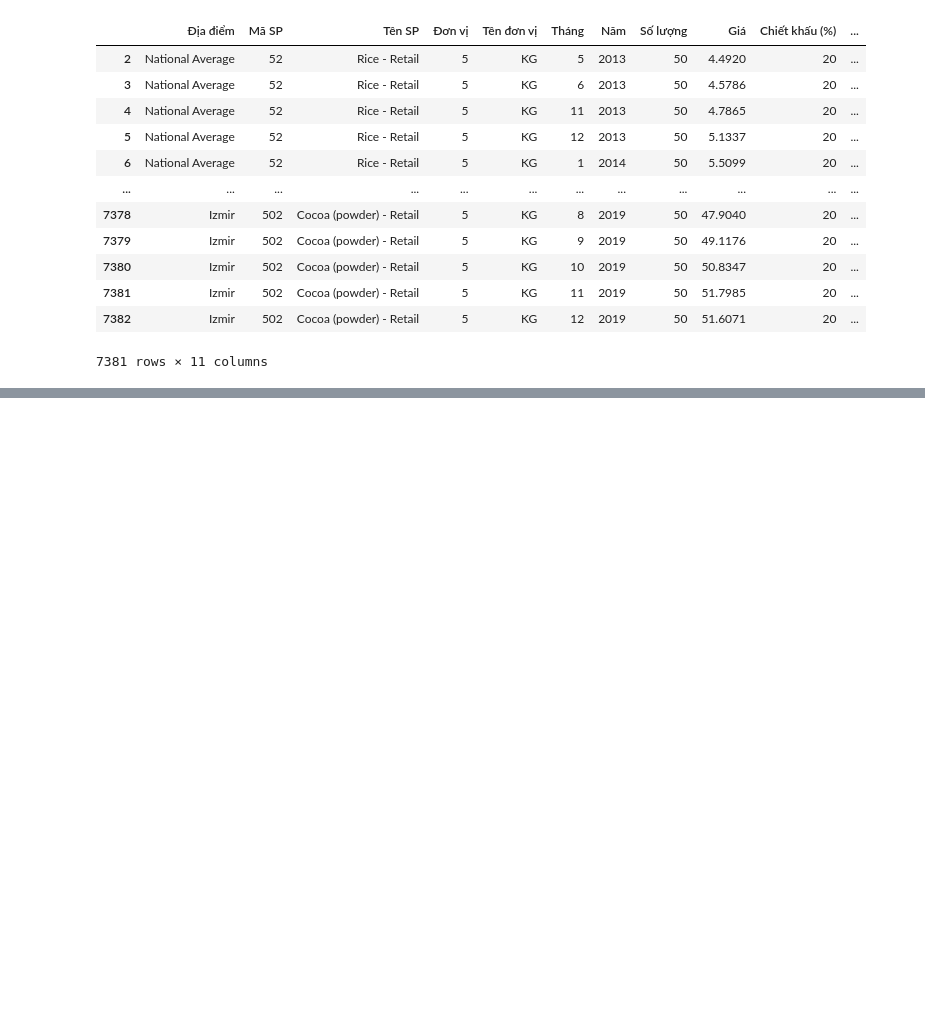
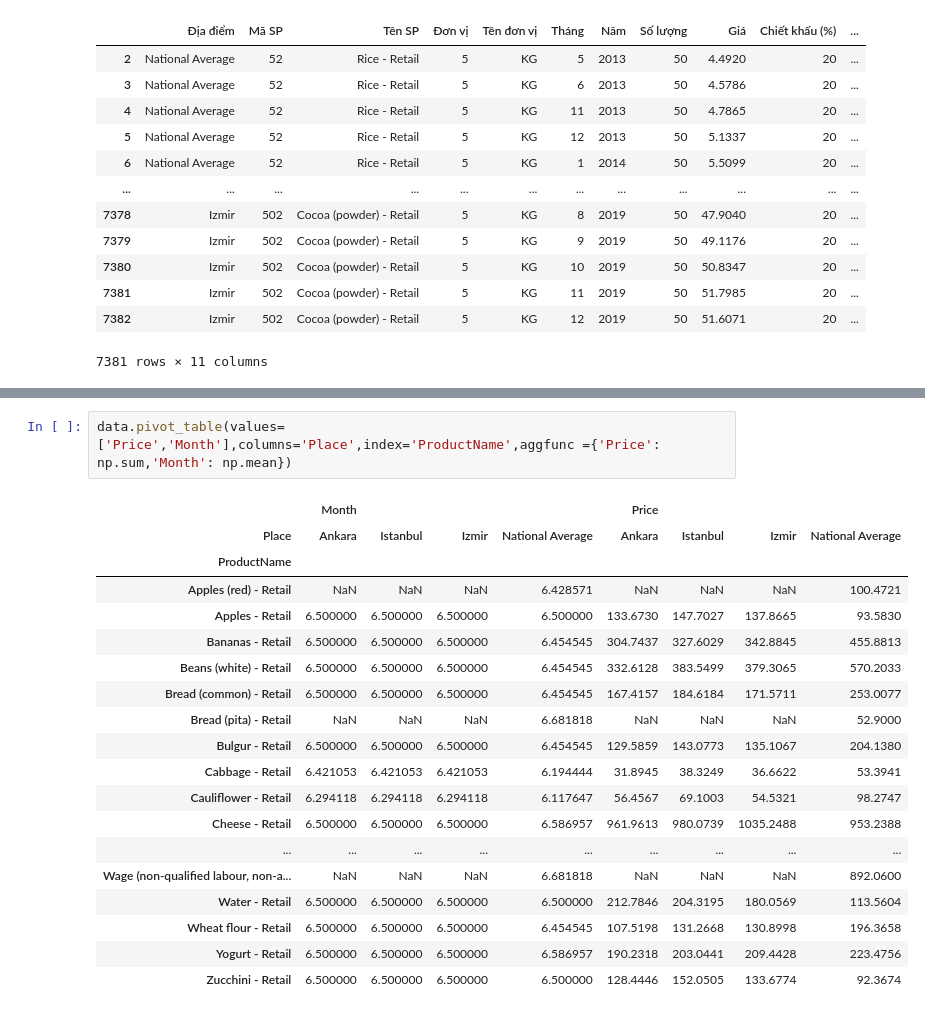
Before and after one commit to hungle2711/Jupyter-baitap, a Jupyter notebook: vidu2.ipynb, the cells around one changed output, grey strips where cells are left out. Drawn from its saved outputs; the diff is of its cells as text; blank space fills up the shorter version.

```diff
--- a/vidu2.ipynb
+++ b/vidu2.ipynb
@@ -560,0 +624,22 @@ data8
+# %%
+data.pivot_table(values=['Price','Month'],columns='Place',index='ProductName',aggfunc ={'Price': np.sum,'Month': np.mean})
+# %% [output]
+|  | Month |  |  |  | Price |  |  |  |
+| Place | Ankara | Istanbul | Izmir | National Average | Ankara | Istanbul | Izmir | National Average |
+| ProductName |  |  |  |  |  |  |  |  |
+| Apples (red) - Retail | NaN | NaN | NaN | 6.428571 | NaN | NaN | NaN | 100.4721 |
+| Apples - Retail | 6.500000 | 6.500000 | 6.500000 | 6.500000 | 133.6730 | 147.7027 | 137.8665 | 93.5830 |
+| Bananas - Retail | 6.500000 | 6.500000 | 6.500000 | 6.454545 | 304.7437 | 327.6029 | 342.8845 | 455.8813 |
+| Beans (white) - Retail | 6.500000 | 6.500000 | 6.500000 | 6.454545 | 332.6128 | 383.5499 | 379.3065 | 570.2033 |
+| Bread (common) - Retail | 6.500000 | 6.500000 | 6.500000 | 6.454545 | 167.4157 | 184.6184 | 171.5711 | 253.0077 |
+| Bread (pita) - Retail | NaN | NaN | NaN | 6.681818 | NaN | NaN | NaN | 52.9000 |
+| Bulgur - Retail | 6.500000 | 6.500000 | 6.500000 | 6.454545 | 129.5859 | 143.0773 | 135.1067 | 204.1380 |
+| Cabbage - Retail | 6.421053 | 6.421053 | 6.421053 | 6.194444 | 31.8945 | 38.3249 | 36.6622 | 53.3941 |
+| Cauliflower - Retail | 6.294118 | 6.294118 | 6.294118 | 6.117647 | 56.4567 | 69.1003 | 54.5321 | 98.2747 |
+| Cheese - Retail | 6.500000 | 6.500000 | 6.500000 | 6.586957 | 961.9613 | 980.0739 | 1035.2488 | 953.2388 |
+| ... | ... | ... | ... | ... | ... | ... | ... | ... |
+| Wage (non-qualified labour, non-a... | NaN | NaN | NaN | 6.681818 | NaN | NaN | NaN | 892.0600 |
+| Water - Retail | 6.500000 | 6.500000 | 6.500000 | 6.500000 | 212.7846 | 204.3195 | 180.0569 | 113.5604 |
+| Wheat flour - Retail | 6.500000 | 6.500000 | 6.500000 | 6.454545 | 107.5198 | 131.2668 | 130.8998 | 196.3658 |
+| Yogurt - Retail | 6.500000 | 6.500000 | 6.500000 | 6.586957 | 190.2318 | 203.0441 | 209.4428 | 223.4756 |
+| Zucchini - Retail | 6.500000 | 6.500000 | 6.500000 | 6.500000 | 128.4446 | 152.0505 | 133.6774 | 92.3674 |
```
Also changed, not shown: parts of 3 cells of this notebook, 6 other files.
